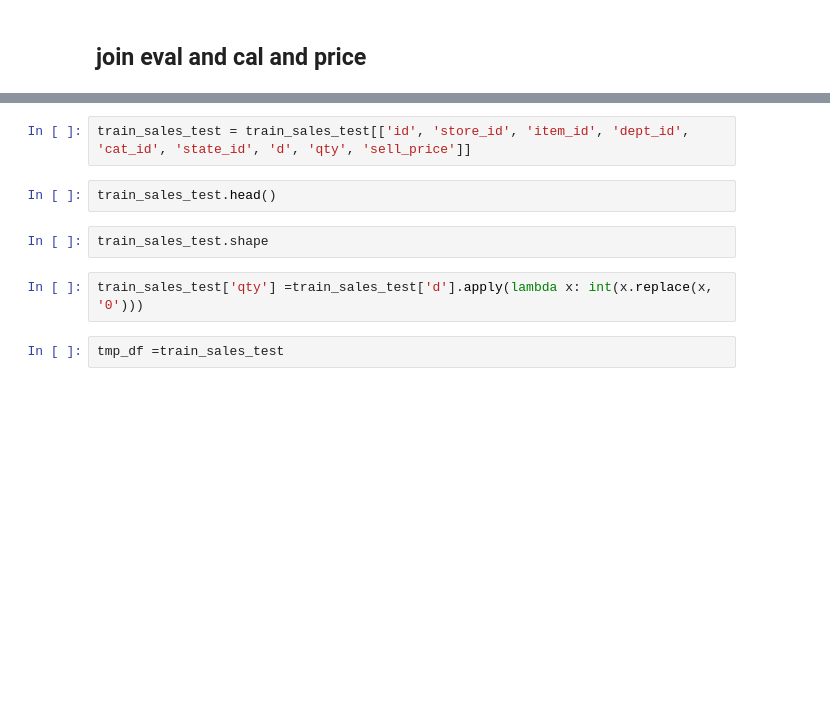
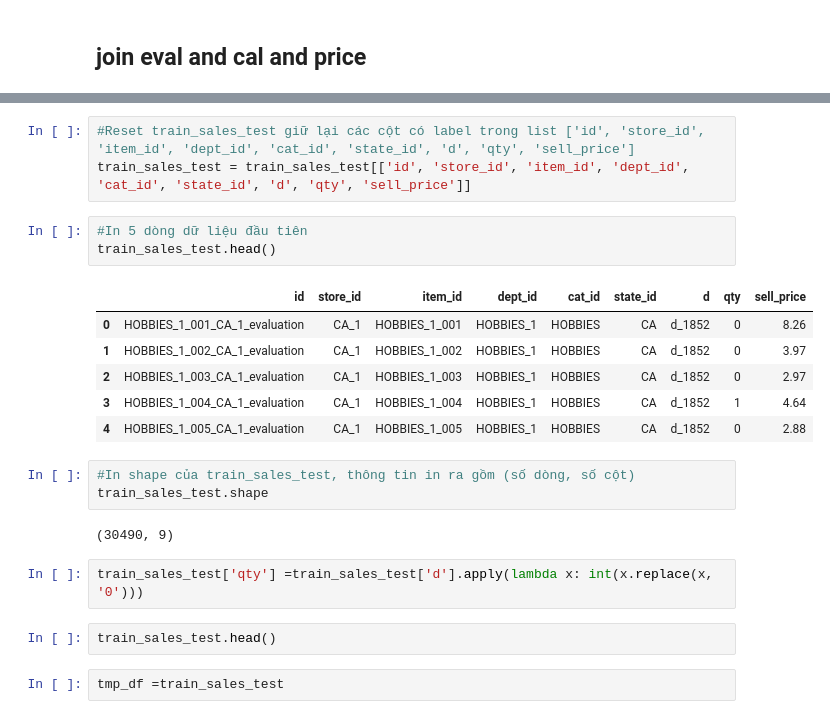
Before and after one commit to HienNguyenMinh/PythonAssignment, a Jupyter notebook: BaiTap3.ipynb, the cells around one changed output, grey strips where cells are left out. Saved outputs shown, nothing was run; the diff lists cells and outputs as text; blank space fills up the shorter version.

```diff
--- a/BaiTap3.ipynb
+++ b/BaiTap3.ipynb
@@ -316,11 +392,25 @@ train_sales_test.head()
 # %%
+#Reset train_sales_test giữ lại các cột có label trong list ['id', 'store_id', 'item_id', 'dept_id', 'cat_id', 'state_id', 'd', 'qty', 'sell_price']
 train_sales_test = train_sales_test[['id', 'store_id', 'item_id', 'dept_id', 'cat_id', 'state_id', 'd', 'qty', 'sell_price']]
+# %%
+#In 5 dòng dữ liệu đầu tiên
+train_sales_test.head()
+# %% [output]
+|  | id | store_id | item_id | dept_id | cat_id | state_id | d | qty | sell_price |
+| 0 | HOBBIES_1_001_CA_1_evaluation | CA_1 | HOBBIES_1_001 | HOBBIES_1 | HOBBIES | CA | d_1852 | 0 | 8.26 |
+| 1 | HOBBIES_1_002_CA_1_evaluation | CA_1 | HOBBIES_1_002 | HOBBIES_1 | HOBBIES | CA | d_1852 | 0 | 3.97 |
+| 2 | HOBBIES_1_003_CA_1_evaluation | CA_1 | HOBBIES_1_003 | HOBBIES_1 | HOBBIES | CA | d_1852 | 0 | 2.97 |
+| 3 | HOBBIES_1_004_CA_1_evaluation | CA_1 | HOBBIES_1_004 | HOBBIES_1 | HOBBIES | CA | d_1852 | 1 | 4.64 |
+| 4 | HOBBIES_1_005_CA_1_evaluation | CA_1 | HOBBIES_1_005 | HOBBIES_1 | HOBBIES | CA | d_1852 | 0 | 2.88 |
+# %%
+#In shape của train_sales_test, thông tin in ra gồm (số dòng, số cột)
+train_sales_test.shape
+# %% [output]
+(30490, 9)
+# %%
+train_sales_test['qty'] =train_sales_test['d'].apply(lambda x: int(x.replace(x, '0')))
 # %%
 train_sales_test.head()
-# %%
-train_sales_test.shape
-# %%
-train_sales_test['qty'] =train_sales_test['d'].apply(lambda x: int(x.replace(x, '0')))
 # %%
 tmp_df =train_sales_test
 # %%
```
Also changed, not shown: parts of 62 cells of this notebook.
